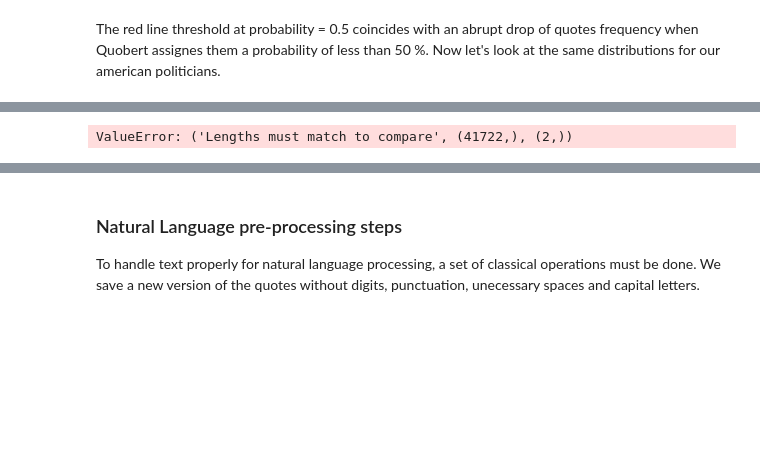
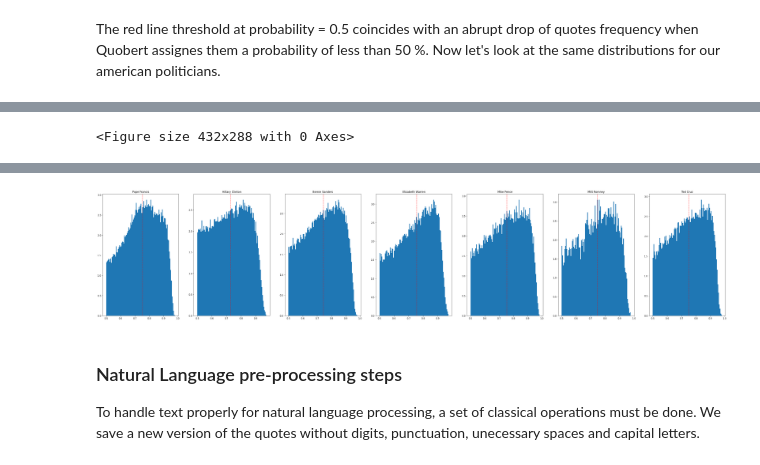
Before and after one commit to paulmoreau40/Applied-Data-Analysis-project-EPFL, a Jupyter notebook: src/final.ipynb, the cells around one changed output, grey strips where cells are left out. Cells and saved outputs as stored; diff of their text form; code cells hidden in the pictures; blank space fills up the shorter version.

```diff
--- a/src/final.ipynb
+++ b/src/final.ipynb
@@ -174,7 +167,7 @@ new_df.drop(new_df.query('probability <= 0.5').index, inplace=True)
 new_df = new_df.reset_index(drop=True)
 # %%
 plt.figure()
-fig, ax = plt.subplots(nrows = 1, ncols = 6, figsize = (50,10))
+fig, ax = plt.subplots(nrows = 1, ncols = 7, figsize = (50,10))
 i = 0
 for col in ax:
     data = new_df[new_df.speaker == speakers[i]].probability
@@ -192 +181 @@ for col in ax:
-ValueError: ('Lengths must match to compare', (41722,), (2,))
+<Figure size 432x288 with 0 Axes>
@@ -197,3 +182,4 @@ ValueError: ('Lengths must match to compare', (41722,), (2,))
+[figure, added]
 # %% [markdown]
 ### Natural Language pre-processing steps
 
```
Also changed, not shown: parts of 23 cells of this notebook.
